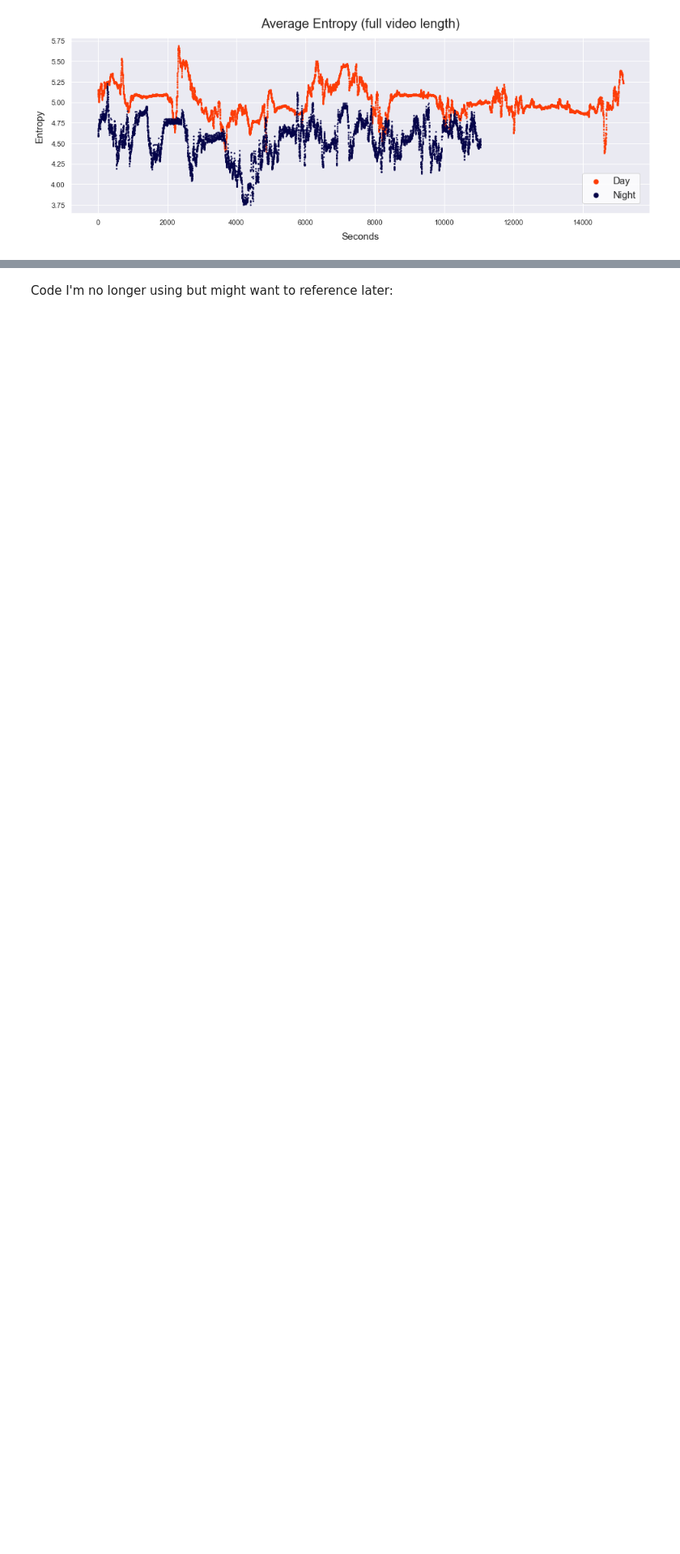
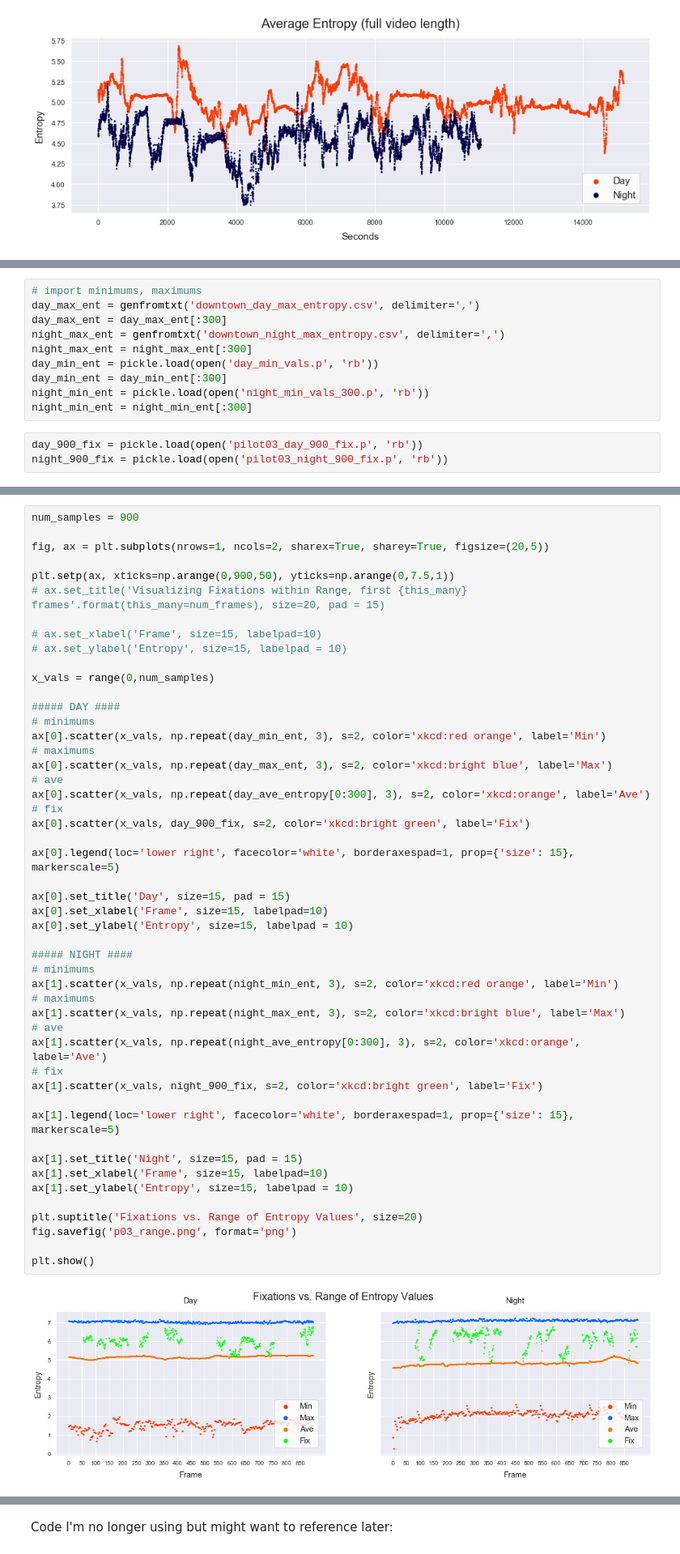
Before and after one commit to sydneykessler/street_view, a Jupyter notebook: entropy_plots.ipynb, the cells around one changed output, grey strips where cells are left out. Shown: that part at 81% size. Cells and saved outputs as stored; diff of their text form; blank space fills up the shorter version.

```diff
--- a/entropy_plots.ipynb
+++ b/entropy_plots.ipynb
@@ -257,0 +308,13 @@ plt.show()
+# %%
+# import minimums, maximums
+day_max_ent = genfromtxt('downtown_day_max_entropy.csv', delimiter=',')
+day_max_ent = day_max_ent[:300]
+night_max_ent = genfromtxt('downtown_night_max_entropy.csv', delimiter=',')
+night_max_ent = night_max_ent[:300]
+day_min_ent = pickle.load(open('day_min_vals.p', 'rb'))
+day_min_ent = day_min_ent[:300]
+night_min_ent = pickle.load(open('night_min_vals_300.p', 'rb'))
+night_min_ent = night_min_ent[:300]
+# %%
+day_900_fix = pickle.load(open('pilot03_day_900_fix.p', 'rb'))
+night_900_fix = pickle.load(open('pilot03_night_900_fix.p', 'rb'))
@@ -257,0 +344,51 @@ plt.show()
+# %%
+num_samples = 900
+
+fig, ax = plt.subplots(nrows=1, ncols=2, sharex=True, sharey=True, figsize=(20,5))
+
+plt.setp(ax, xticks=np.arange(0,900,50), yticks=np.arange(0,7.5,1))
+# ax.set_title('Visualizing Fixations within Range, first {this_many} frames'.format(this_many=num_frames), size=20, pad = 15)
+
+# ax.set_xlabel('Frame', size=15, labelpad=10)
+# ax.set_ylabel('Entropy', size=15, labelpad = 10)
+
+x_vals = range(0,num_samples)
+
+##### DAY ####
+# minimums
+ax[0].scatter(x_vals, np.repeat(day_min_ent, 3), s=2, color='xkcd:red orange', label='Min')
+# maximums
+ax[0].scatter(x_vals, np.repeat(day_max_ent, 3), s=2, color='xkcd:bright blue', label='Max')
+# ave
+ax[0].scatter(x_vals, np.repeat(day_ave_entropy[0:300], 3), s=2, color='xkcd:orange', label='Ave')
+# fix
+ax[0].scatter(x_vals, day_900_fix, s=2, color='xkcd:bright green', label='Fix')
+
+ax[0].legend(loc='lower right', facecolor='white', borderaxespad=1, prop={'size': 15}, markerscale=5)
+
+ax[0].set_title('Day', size=15, pad = 15)
+ax[0].set_xlabel('Frame', size=15, labelpad=10)
+ax[0].set_ylabel('Entropy', size=15, labelpad = 10)
+
+##### NIGHT ####
+# minimums
+ax[1].scatter(x_vals, np.repeat(night_min_ent, 3), s=2, color='xkcd:red orange', label='Min')
+# maximums
+ax[1].scatter(x_vals, np.repeat(night_max_ent, 3), s=2, color='xkcd:bright blue', label='Max')
+# ave
+ax[1].scatter(x_vals, np.repeat(night_ave_entropy[0:300], 3), s=2, color='xkcd:orange', label='Ave')
+# fix
+ax[1].scatter(x_vals, night_900_fix, s=2, color='xkcd:bright green', label='Fix')
+
+ax[1].legend(loc='lower right', facecolor='white', borderaxespad=1, prop={'size': 15}, markerscale=5)
+
+ax[1].set_title('Night', size=15, pad = 15)
+ax[1].set_xlabel('Frame', size=15, labelpad=10)
+ax[1].set_ylabel('Entropy', size=15, labelpad = 10)
+
+plt.suptitle('Fixations vs. Range of Entropy Values', size=20)
+fig.savefig('p03_range.png', format='png')
+
+plt.show()
+# %% [output]
+[figure, added]
```
Also changed, not shown: parts of 20 cells of this notebook, 6 other files.
